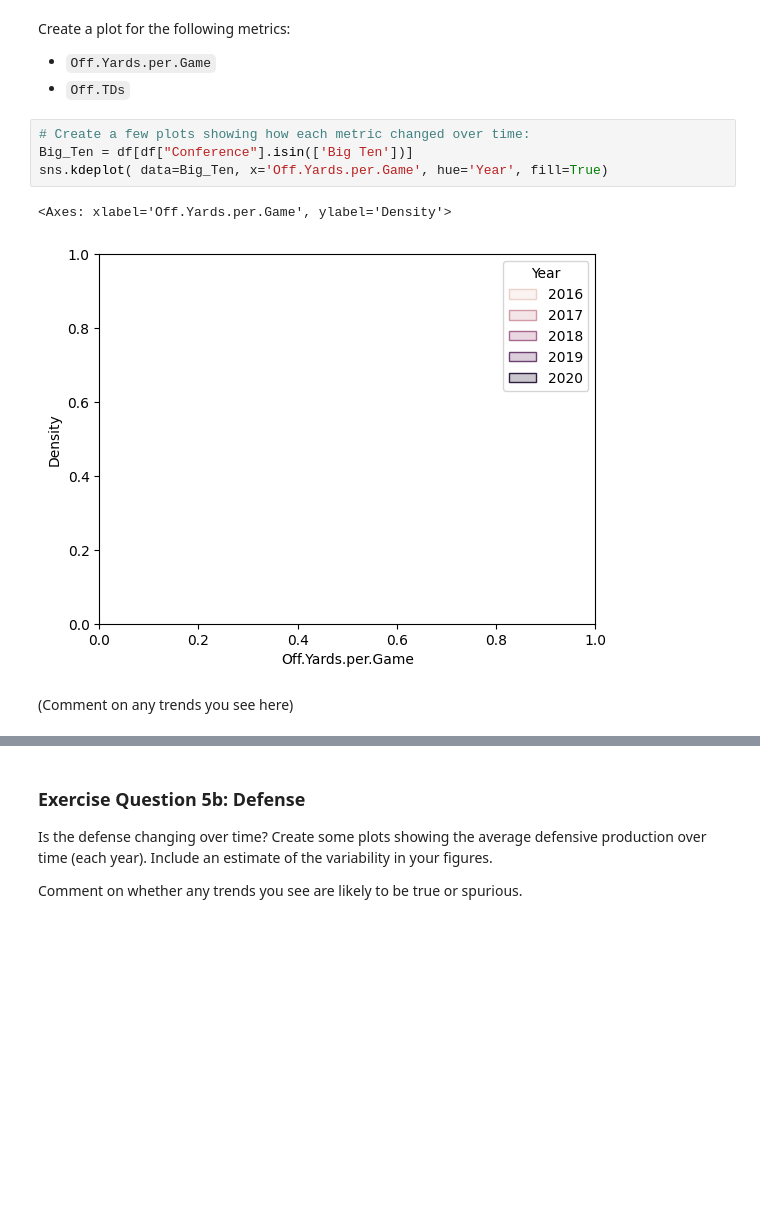
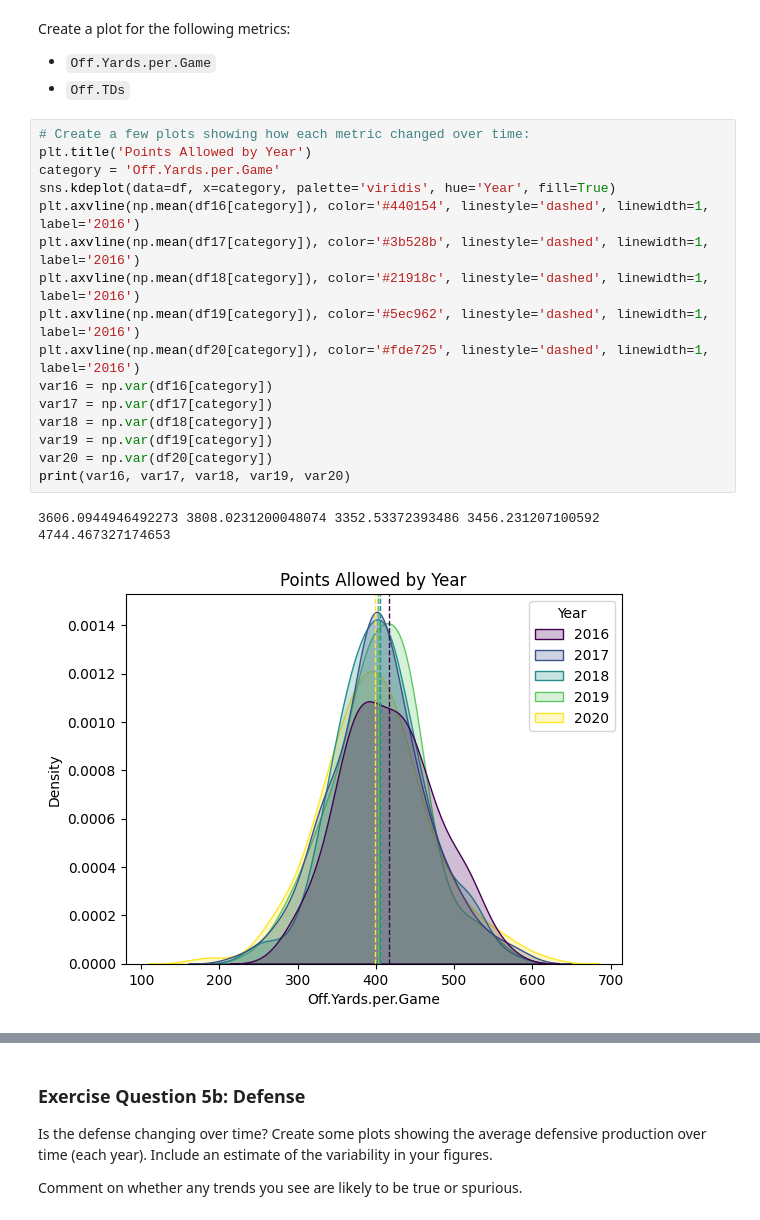
Before and after one commit to ziggster528491/cs-stat-180, a Jupyter notebook: labs/04-wrangling.ipynb, the cells around one changed output, grey strips where cells are left out. Saved outputs shown, nothing was run; the diff lists cells and outputs as text; blank space fills up the shorter version.

```diff
--- a/labs/04-wrangling.ipynb
+++ b/labs/04-wrangling.ipynb
@@ -204,12 +204,22 @@ Comment on whether any trends you see are likely to be true or spurious.
 Create a plot for the following metrics:
 - `Off.Yards.per.Game`
 - `Off.TDs`
-# %%
-# Create a few plots showing how each metric changed over time:
-Big_Ten = df[df["Conference"].isin(['Big Ten'])]
-sns.kdeplot( data=Big_Ten, x='Off.Yards.per.Game', hue='Year', fill=True)
-# %% [output]
-<Axes: xlabel='Off.Yards.per.Game', ylabel='Density'>
-[figure, removed]
-# %% [markdown]
-(Comment on any trends you see here)
+# %%
+# Create a few plots showing how each metric changed over time:
+plt.title('Points Allowed by Year')
+category = 'Off.Yards.per.Game'
+sns.kdeplot(data=df, x=category, palette='viridis', hue='Year', fill=True)
+plt.axvline(np.mean(df16[category]), color='#440154', linestyle='dashed', linewidth=1, label='2016')
+plt.axvline(np.mean(df17[category]), color='#3b528b', linestyle='dashed', linewidth=1, label='2016')
+plt.axvline(np.mean(df18[category]), color='#21918c', linestyle='dashed', linewidth=1, label='2016')
+plt.axvline(np.mean(df19[category]), color='#5ec962', linestyle='dashed', linewidth=1, label='2016')
+plt.axvline(np.mean(df20[category]), color='#fde725', linestyle='dashed', linewidth=1, label='2016')
+var16 = np.var(df16[category])
+var17 = np.var(df17[category])
+var18 = np.var(df18[category])
+var19 = np.var(df19[category])
+var20 = np.var(df20[category])
+print(var16, var17, var18, var19, var20)
+# %% [output]
+3606.0944946492273 3808.0231200048074 3352.53372393486 3456.231207100592 4744.467327174653
+[figure, added]
```
Also changed, not shown: parts of 13 cells of this notebook, 3 other files.
